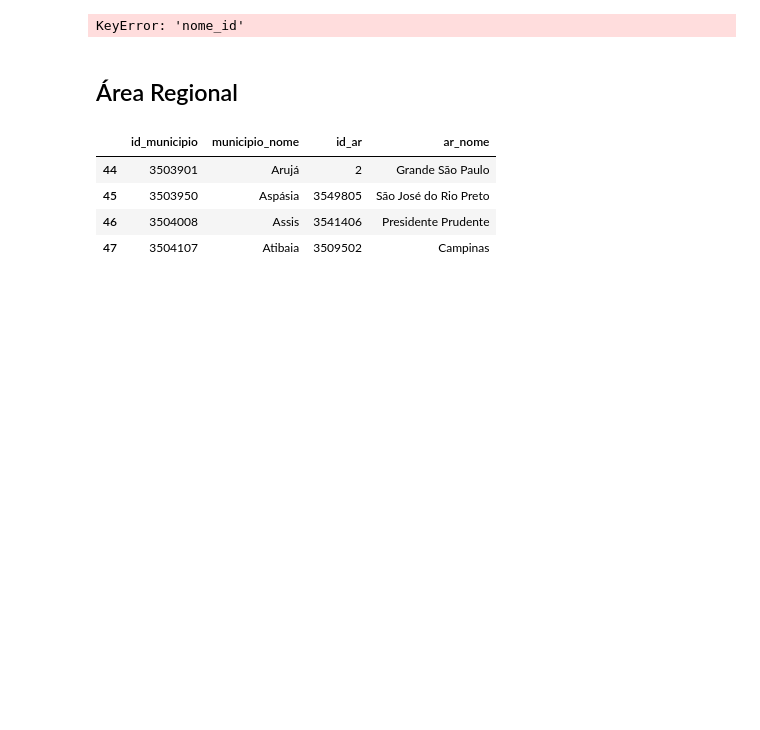
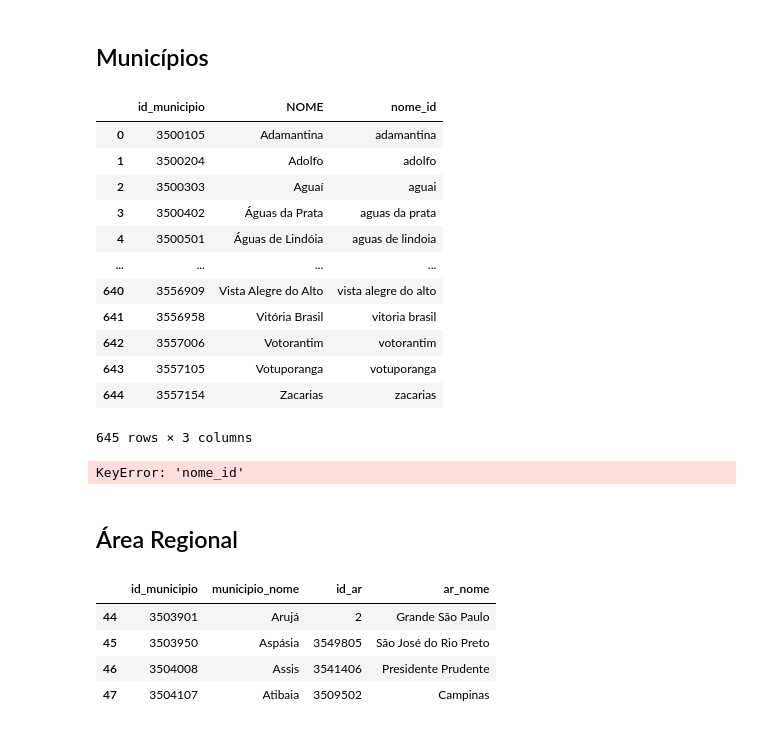
Before and after one commit to open-geodata/sp_mpsp_divadmin, a Jupyter notebook: get_infos_outros.ipynb, the cells around one changed output. Drawn from its saved outputs; the diff is of its cells as text; code cells hidden in the pictures; blank space fills up the shorter version.

```diff
--- a/mpsp_get_infos_outros.ipynb
+++ b/get_infos_outros.ipynb
@@ -6,3 +124,36 @@ mask = df['id_gaema'].notnull()
+# %% [markdown]
+## Municípios
+# %%
+# Lê o arquivo csv com o nome dos municípios
+df_mun = pd.read_csv(
+    'https://raw.githubusercontent.com/michelmetran/sp/main/data/tabs/tab_municipios.csv',
+    usecols=['id_municipio', 'municipio_nome']
+)
+
+# Set Lower
+df_mun['nome_id'] = df_mun['municipio_nome'].str.lower()
+
+# Remove Acentos
+df_mun['nome_id'] = df_mun['nome_id'].apply(lambda x: remover_acentos(x))
+
+# Renomeia colunas
+df_mun.rename(columns={'municipio_nome': 'NOME'}, inplace=True, errors='ignore')
+
+df_mun
+# %% [output]
+|  | id_municipio | NOME | nome_id |
+| 0 | 3500105 | Adamantina | adamantina |
+| 1 | 3500204 | Adolfo | adolfo |
+| 2 | 3500303 | Aguaí | aguai |
+| 3 | 3500402 | Águas da Prata | aguas da prata |
+| 4 | 3500501 | Águas de Lindóia | aguas de lindoia |
+| ... | ... | ... | ... |
+| 640 | 3556909 | Vista Alegre do Alto | vista alegre do alto |
+| 641 | 3556958 | Vitória Brasil | vitoria brasil |
+| 642 | 3557006 | Votorantim | votorantim |
+| 643 | 3557105 | Votuporanga | votuporanga |
+| 644 | 3557154 | Zacarias | zacarias |
+645 rows × 3 columns
 # %%
 # Merge Municípios
 df = pd.merge(
```
Also changed, not shown: parts of 9 cells of this notebook, 34 other files.
